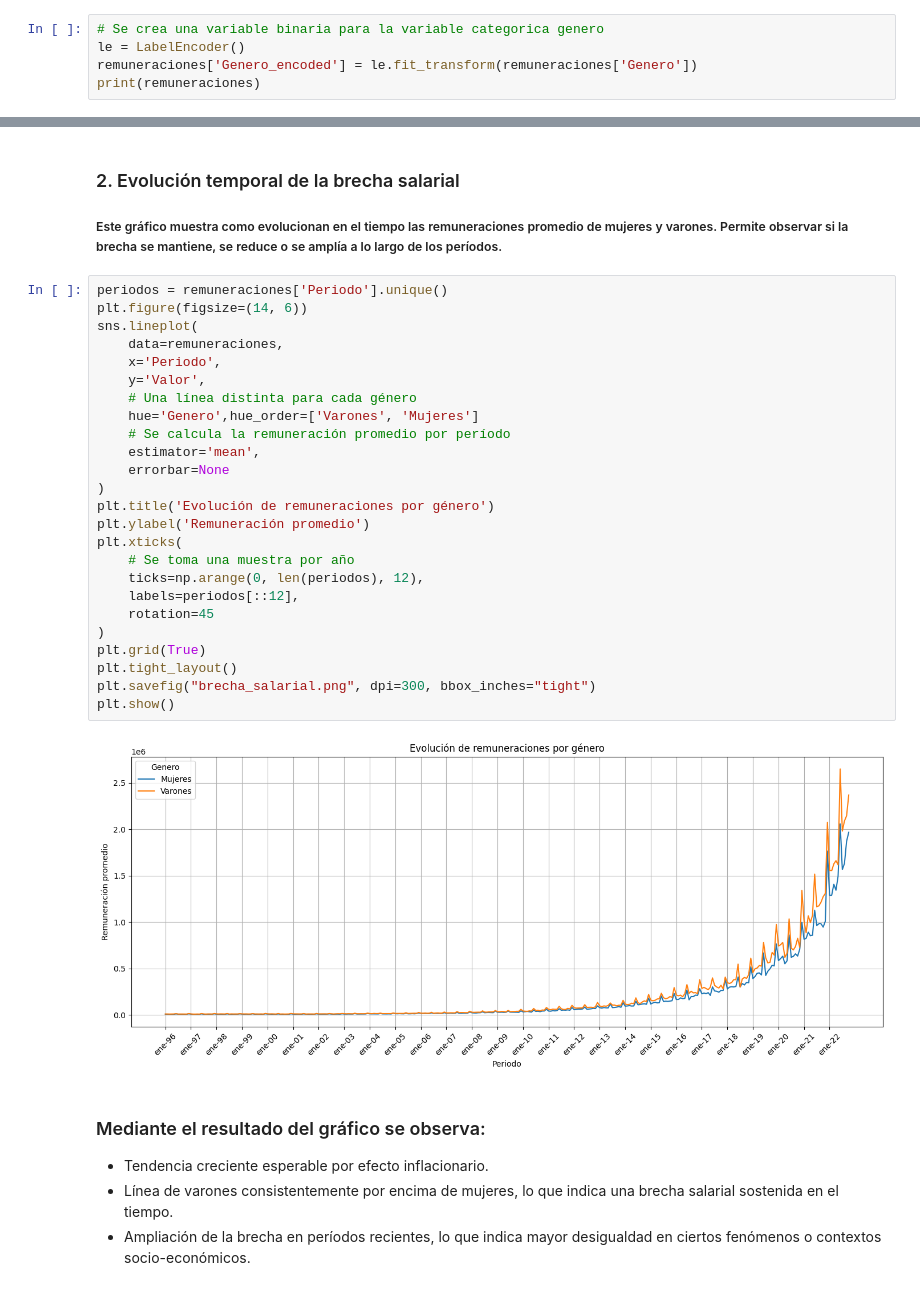
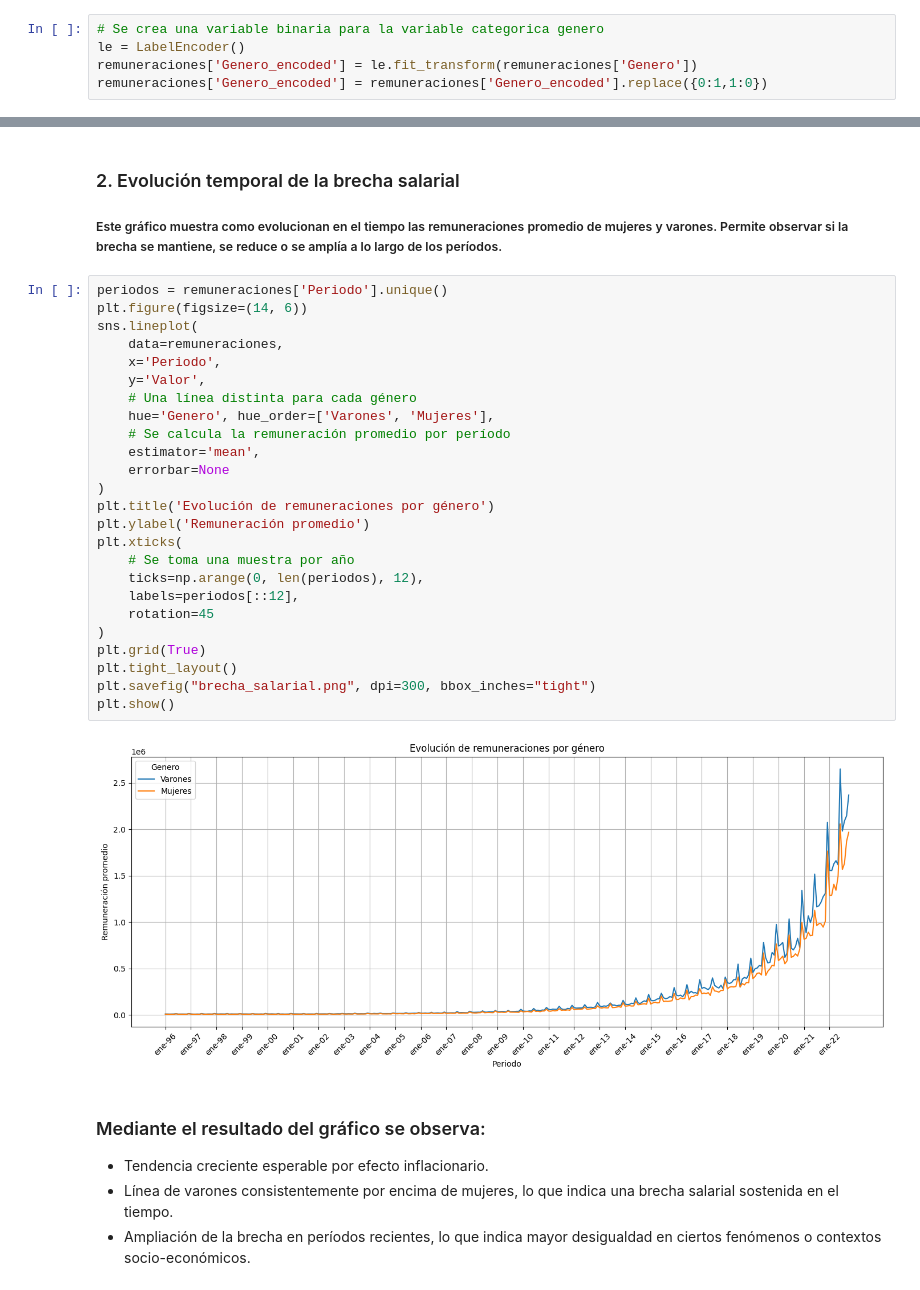
Before and after one commit to jorgelinasigal/datascience, a Jupyter notebook: proyectofinal/segunda pre-entrega/remuneraciones.ipynb, the cells around one changed output, grey strips where cells are left out. Cells and saved outputs as stored; diff of their text form.

```diff
--- a/proyectofinal/segunda pre-entrega/remuneraciones.ipynb
+++ b/proyectofinal/segunda pre-entrega/remuneraciones.ipynb
@@ -248,4 +236,4 @@ remuneraciones['Valor'] = pd.to_numeric(remuneraciones['Valor'], errors='coerce'
 # Se crea una variable binaria para la variable categorica genero
 le = LabelEncoder()
 remuneraciones['Genero_encoded'] = le.fit_transform(remuneraciones['Genero'])
-print(remuneraciones)
+remuneraciones['Genero_encoded'] = remuneraciones['Genero_encoded'].replace({0:1,1:0})
@@ -294,30 +267,30 @@ plt.show()
 # %%
 periodos = remuneraciones['Periodo'].unique()
 plt.figure(figsize=(14, 6))
 sns.lineplot(
     data=remuneraciones,
     x='Periodo',
     y='Valor',
     # Una línea distinta para cada género
-    hue='Genero',hue_order=['Varones', 'Mujeres']
+    hue='Genero', hue_order=['Varones', 'Mujeres'],
     # Se calcula la remuneración promedio por período
     estimator='mean',
     errorbar=None
 )
 plt.title('Evolución de remuneraciones por género')
 plt.ylabel('Remuneración promedio')
 plt.xticks(
     # Se toma una muestra por año
     ticks=np.arange(0, len(periodos), 12),
     labels=periodos[::12],
     rotation=45
 )
 plt.grid(True)
 plt.tight_layout()
 plt.savefig("brecha_salarial.png", dpi=300, bbox_inches="tight")
 plt.show()
 # %% [output]
-[figure, old version]
+[figure, new version]
 # %% [markdown]
 ### Mediante el resultado del gráfico se observa:
 - Tendencia creciente esperable por efecto inflacionario.
```
Also changed, not shown: parts of 7 cells of this notebook, 1 other file.
